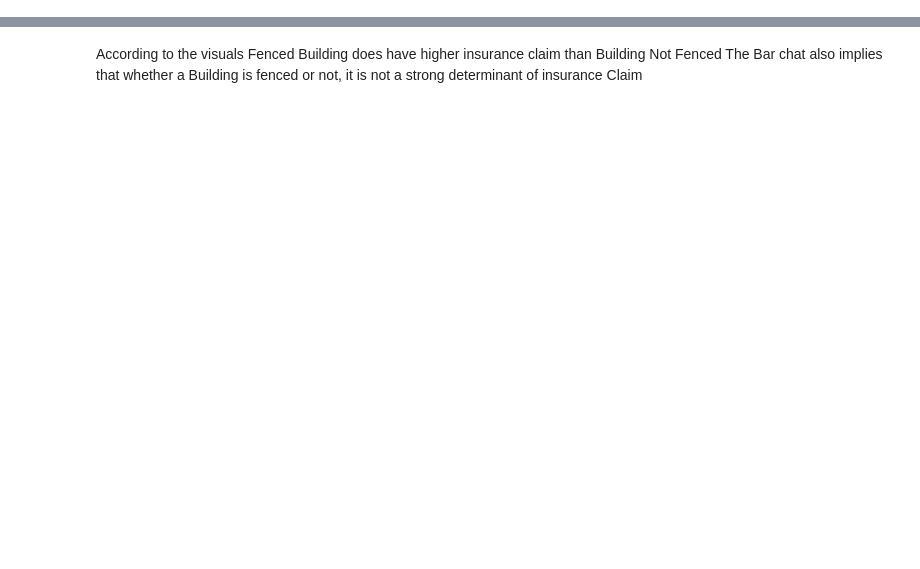
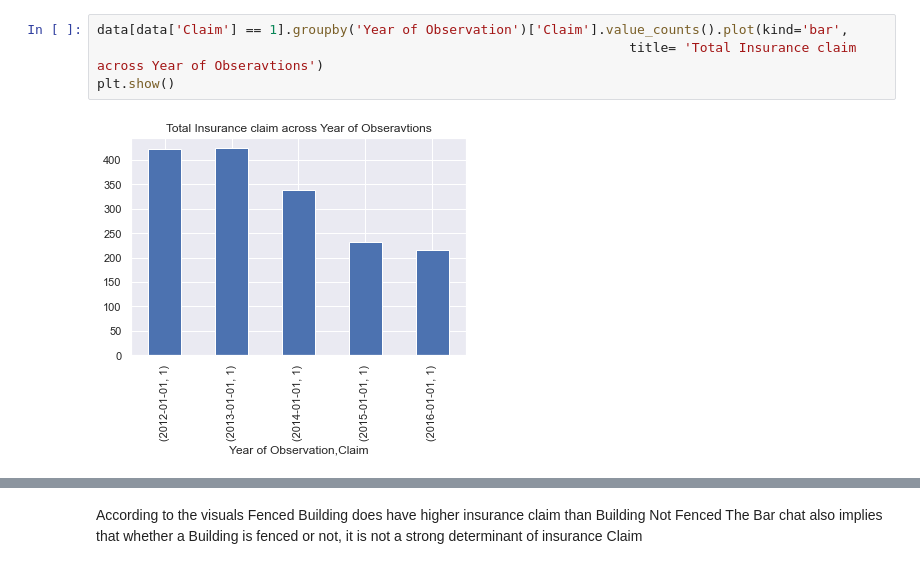
Before and after one commit to spydann/Insurance-Claim-Analysis-and-Prediction, a Jupyter notebook: Insurance/Data Visualization.ipynb, the cells around one changed output, grey strips where cells are left out. Cells and saved outputs as stored; diff of their text form; blank space fills up the shorter version.

```diff
--- a/Insurance/Data Visualization.ipynb
+++ b/Insurance/Data Visualization.ipynb
@@ -47,0 +74,6 @@ Hypothesis
+# %%
+data[data['Claim'] == 1].groupby('Year of Observation')['Claim'].value_counts().plot(kind='bar',
+                                                                    title= 'Total Insurance claim across Year of Obseravtions')
+plt.show()
+# %% [output]
+[figure, added]
```
Also changed, not shown: parts of 48 cells of this notebook, 4 other files.
